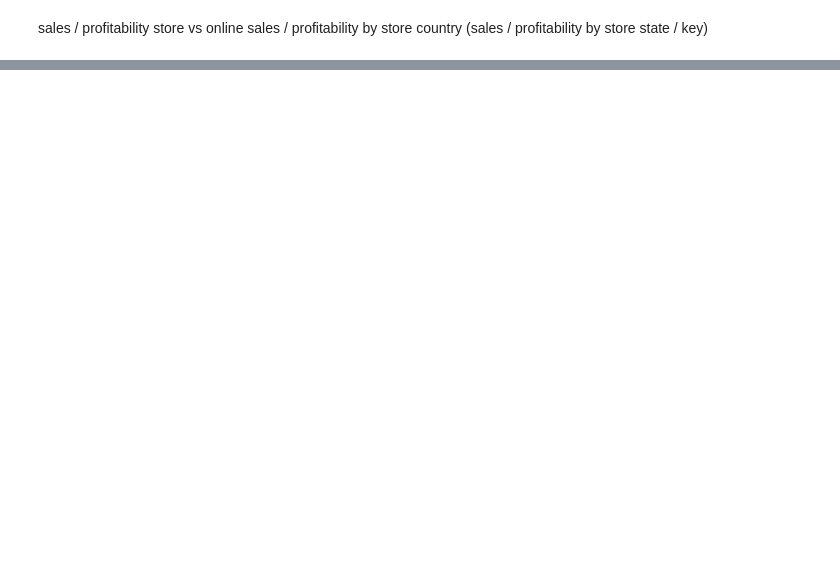
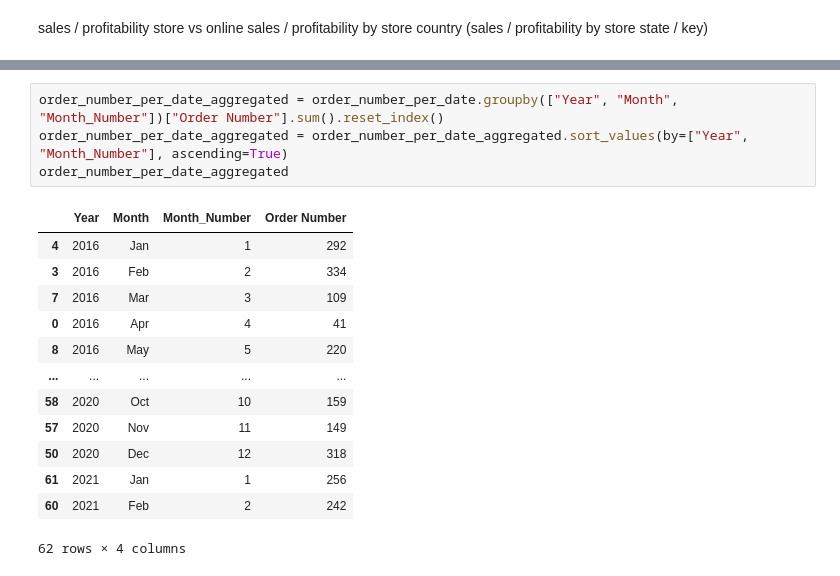
Before and after one commit to DimitriKneur/Global-Electronics-Retailer-Analysis, a Jupyter notebook: Data_Transformation_and_Exploration/data_processing.ipynb, the cells around one changed output, grey strips where cells are left out. Cells and saved outputs as stored; diff of their text form; blank space fills up the shorter version.

```diff
--- a/Data_Transformation_and_Exploration/data_processing.ipynb
+++ b/Data_Transformation_and_Exploration/data_processing.ipynb
@@ -246,0 +612,18 @@ sales / profitability by store country
+# %%
+order_number_per_date_aggregated = order_number_per_date.groupby(["Year", "Month", "Month_Number"])["Order Number"].sum().reset_index()
+order_number_per_date_aggregated = order_number_per_date_aggregated.sort_values(by=["Year", "Month_Number"], ascending=True)
+order_number_per_date_aggregated
+# %% [output]
+|  | Year | Month | Month_Number | Order Number |
+| 4 | 2016 | Jan | 1 | 292 |
+| 3 | 2016 | Feb | 2 | 334 |
+| 7 | 2016 | Mar | 3 | 109 |
+| 0 | 2016 | Apr | 4 | 41 |
+| 8 | 2016 | May | 5 | 220 |
+| ... | ... | ... | ... | ... |
+| 58 | 2020 | Oct | 10 | 159 |
+| 57 | 2020 | Nov | 11 | 149 |
+| 50 | 2020 | Dec | 12 | 318 |
+| 61 | 2021 | Jan | 1 | 256 |
+| 60 | 2021 | Feb | 2 | 242 |
+62 rows × 4 columns
```
Also changed, not shown: parts of 30 cells of this notebook.
